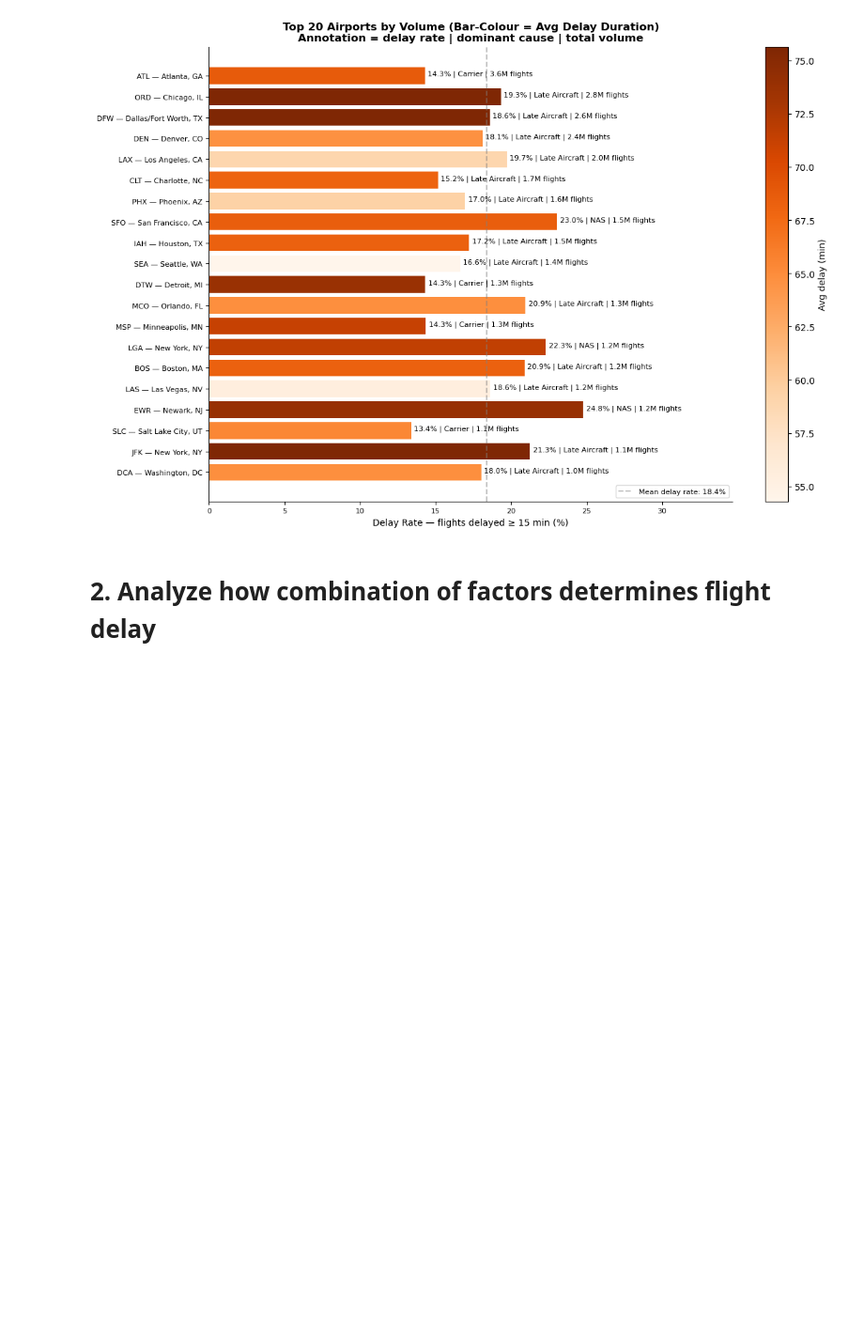
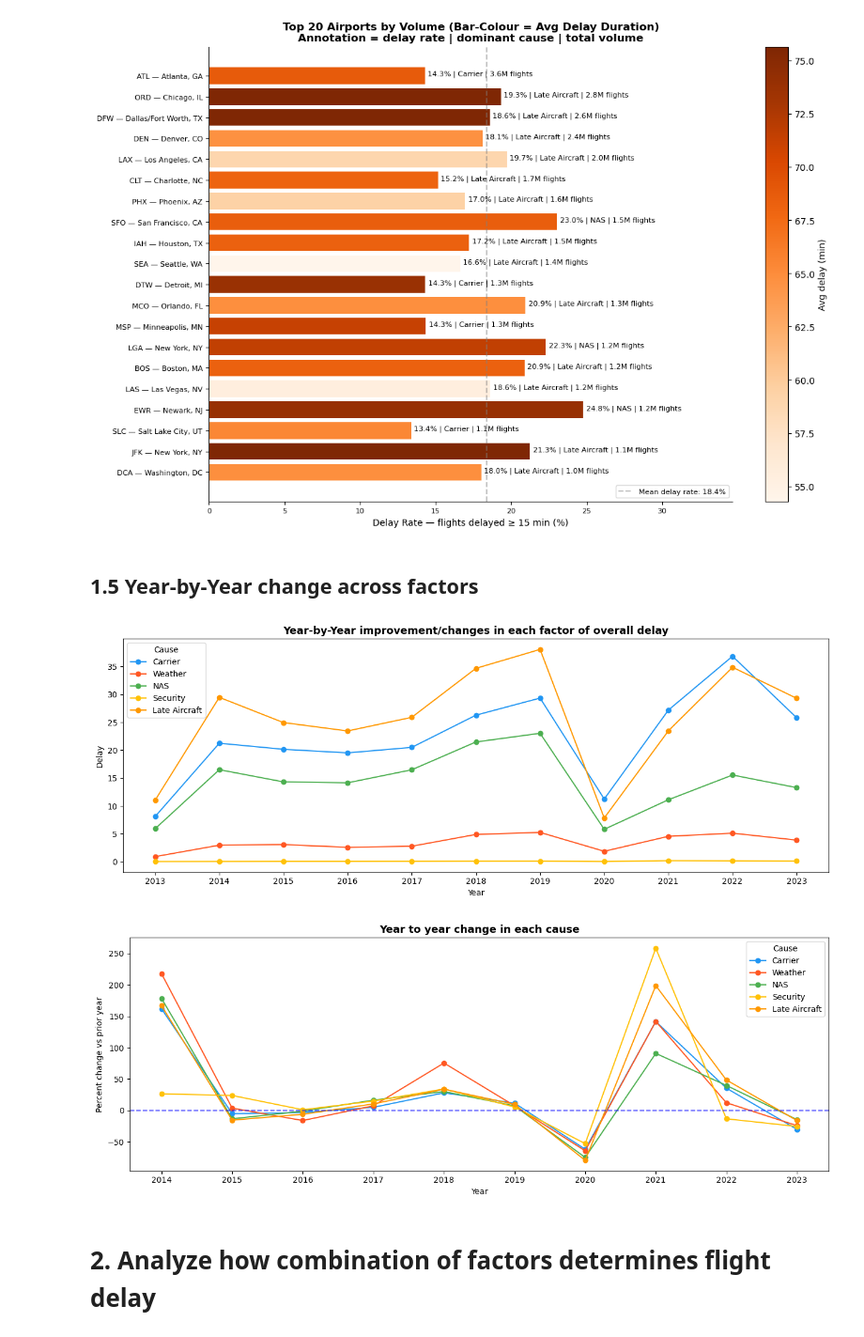
Before and after one commit to KuanchengWang/ECE143-WI26-G7, a Jupyter notebook: main_analysis.ipynb, the cells around one changed output. Shown at 94% size. Drawn from its saved outputs; the diff is of its cells as text; code cells hidden in the pictures; blank space fills up the shorter version.

```diff
--- a/main_analysis.ipynb
+++ b/main_analysis.ipynb
@@ -85,5 +88,16 @@ AirportDelayAnalyzer = AirportDelayAnalysis()
 AirportDelayAnalyzer.plot_top_airports_bar()
 # %% [output]
 [figure]
+# %% [markdown]
+## 1.5 Year-by-Year change across factors
+# %%
+from src.yearly_change_analysis import YearlyChangeAnalysis
+YearlyChangeAnalyzer = YearlyChangeAnalysis()
+YearlyChangeAnalyzer.describe()
+YearlyChangeAnalyzer.plot_change_by_cause()
+YearlyChangeAnalyzer.plot_change_percent_by_cause()
+# %% [output]
+[figure, added]
+[figure, added]
 # %% [markdown]
 # 2. Analyze how combination of factors determines flight delay
```
Also changed, not shown: parts of 1 cell of this notebook, 3 other files.
